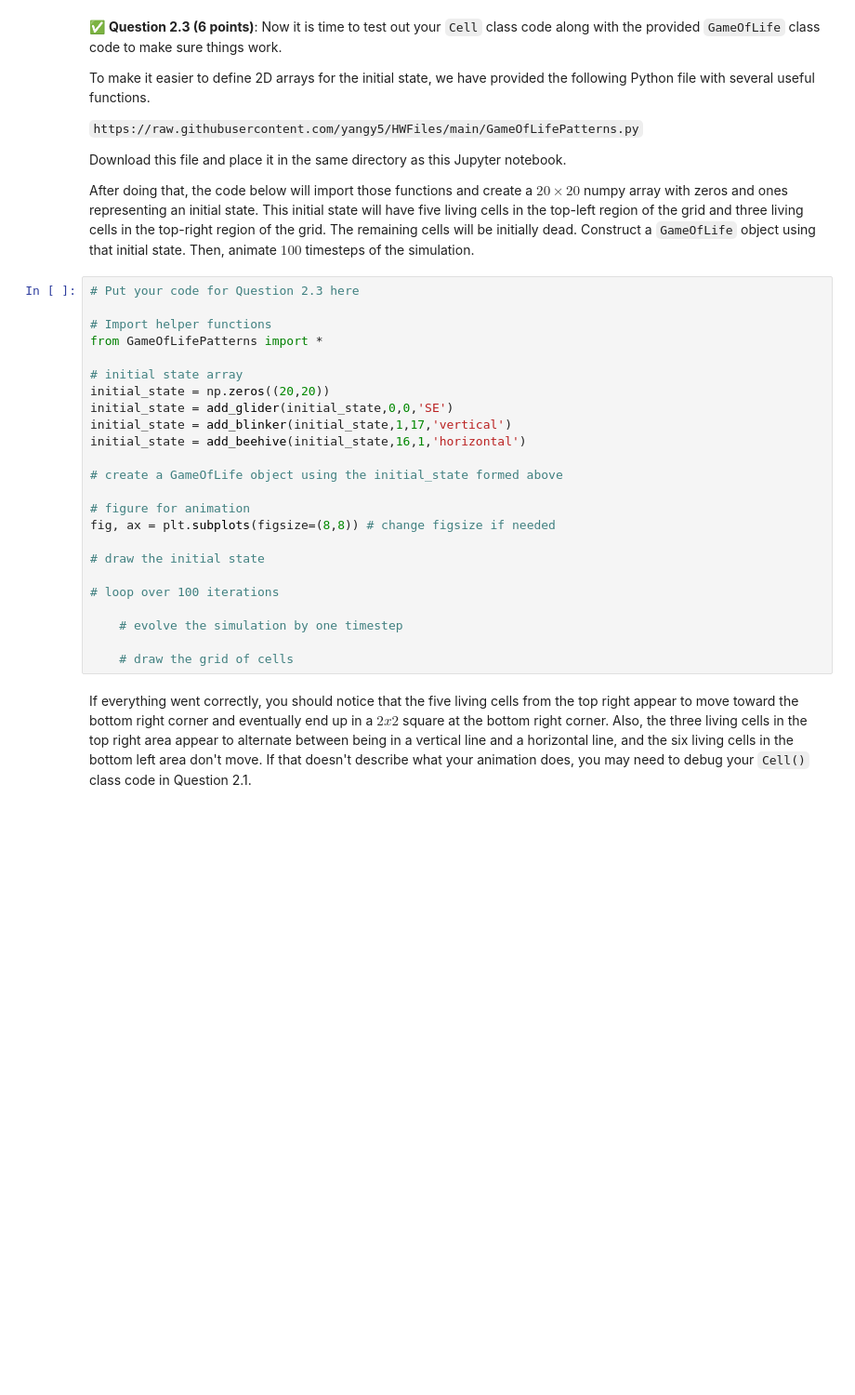
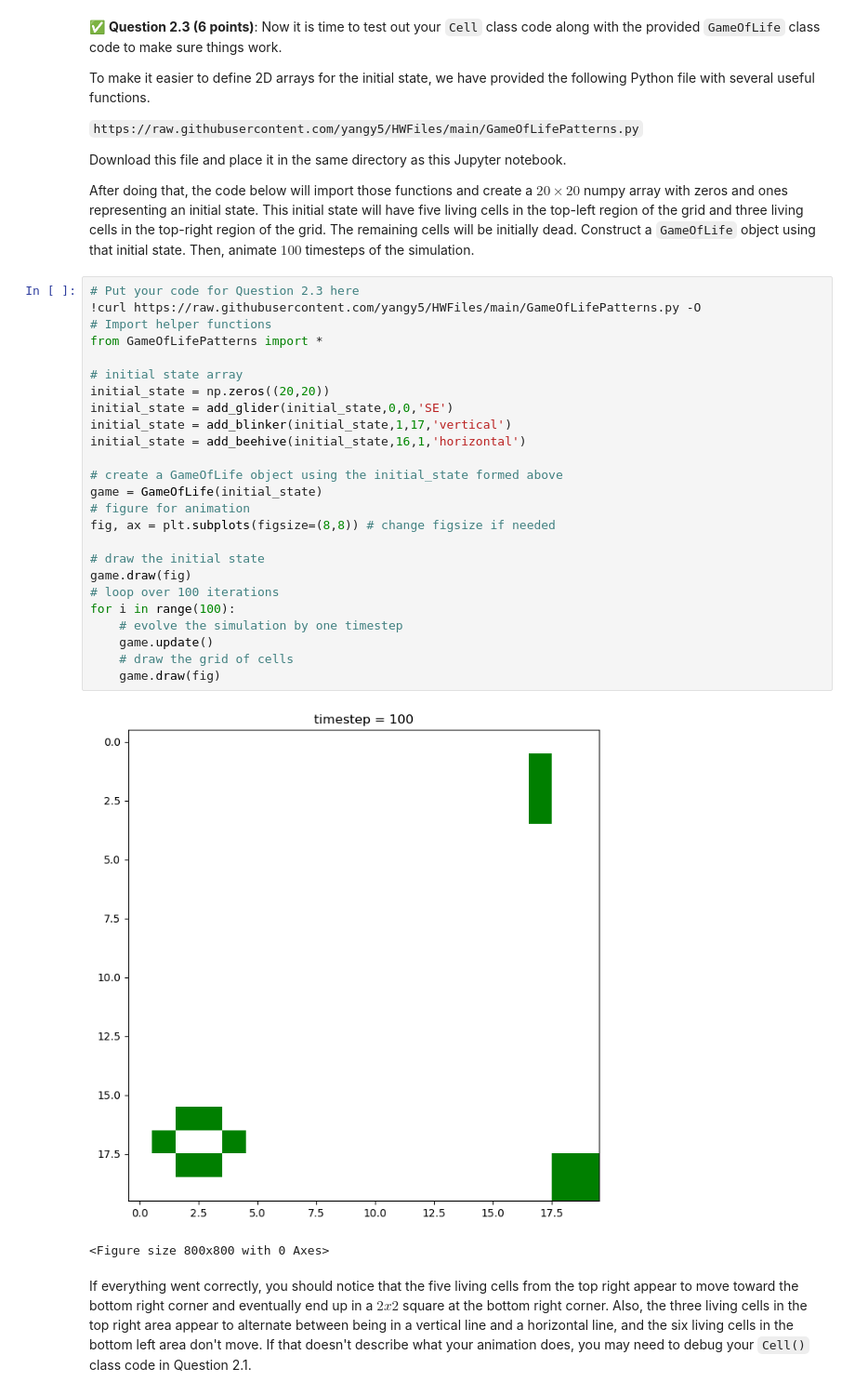
Before and after one commit to NathanZarkowsky/CMSE202-f23-turnin, a Jupyter notebook: hw-02/HW-02_ABMandGraphTheory-STUDENT.ipynb, the cells around one changed output. Shown at 93% size. Cells and saved outputs as stored; diff of their text form; blank space fills up the shorter version.

```diff
--- a/hw-02/HW-02_ABMandGraphTheory-STUDENT.ipynb
+++ b/hw-02/HW-02_ABMandGraphTheory-STUDENT.ipynb
@@ -213,28 +226,32 @@ Download this file and place it in the same directory as this Jupyter notebook.
 After doing that, the code below will import those functions and create a $20 \times 20$ numpy array with zeros and ones representing an initial state. This initial state will have five living cells in the top-left region of the grid and three living cells in the top-right region of the grid. The remaining cells will be initially dead. Construct a `GameOfLife` object using that initial state. Then, animate $100$ timesteps of the simulation.
 # %%
 # Put your code for Question 2.3 here
-
+!curl https://raw.githubusercontent.com/yangy5/HWFiles/main/GameOfLifePatterns.py -O
 # Import helper functions
 from GameOfLifePatterns import *
 
 # initial state array
 initial_state = np.zeros((20,20))
 initial_state = add_glider(initial_state,0,0,'SE')
 initial_state = add_blinker(initial_state,1,17,'vertical')
 initial_state = add_beehive(initial_state,16,1,'horizontal')
 
 # create a GameOfLife object using the initial_state formed above
-
+game = GameOfLife(initial_state)
 # figure for animation
 fig, ax = plt.subplots(figsize=(8,8)) # change figsize if needed
 
 # draw the initial state
-
+game.draw(fig)
 # loop over 100 iterations
-
+for i in range(100):
     # evolve the simulation by one timestep
-
+    game.update()
     # draw the grid of cells
+    game.draw(fig)
+# %% [output]
+[figure, added]
+<Figure size 800x800 with 0 Axes>
 # %% [markdown]
 If everything went correctly, you should notice that the five living cells from the top right appear to move toward the bottom right corner and eventually end up in a $2x2$ square at the bottom right corner. Also, the three living cells in the top right area appear to alternate between being in a vertical line and a horizontal line, and the six living cells in the bottom left area don't move. If that doesn't describe what your animation does, you may need to debug your `Cell()` class code in Question 2.1.
 # %% [markdown]
```
Also changed, not shown: parts of 18 cells of this notebook.
